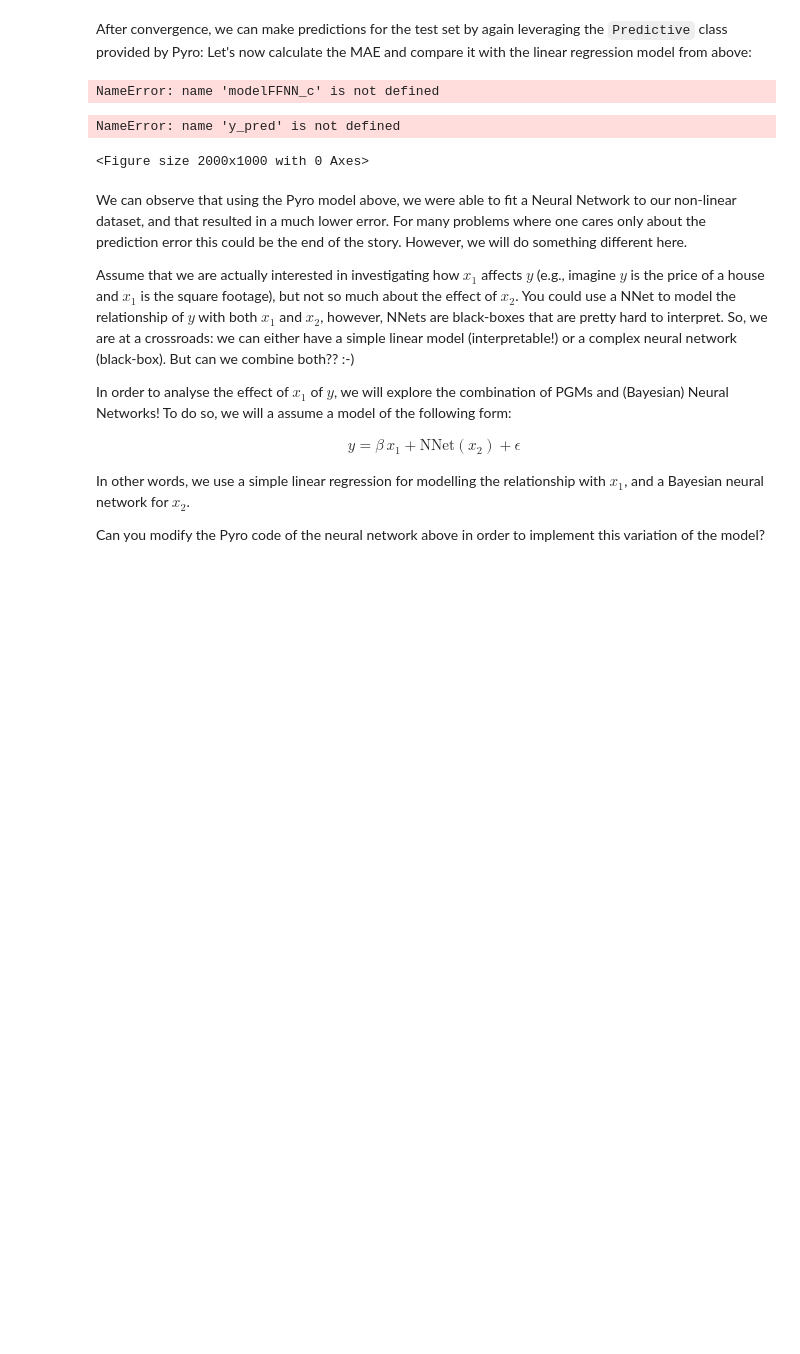
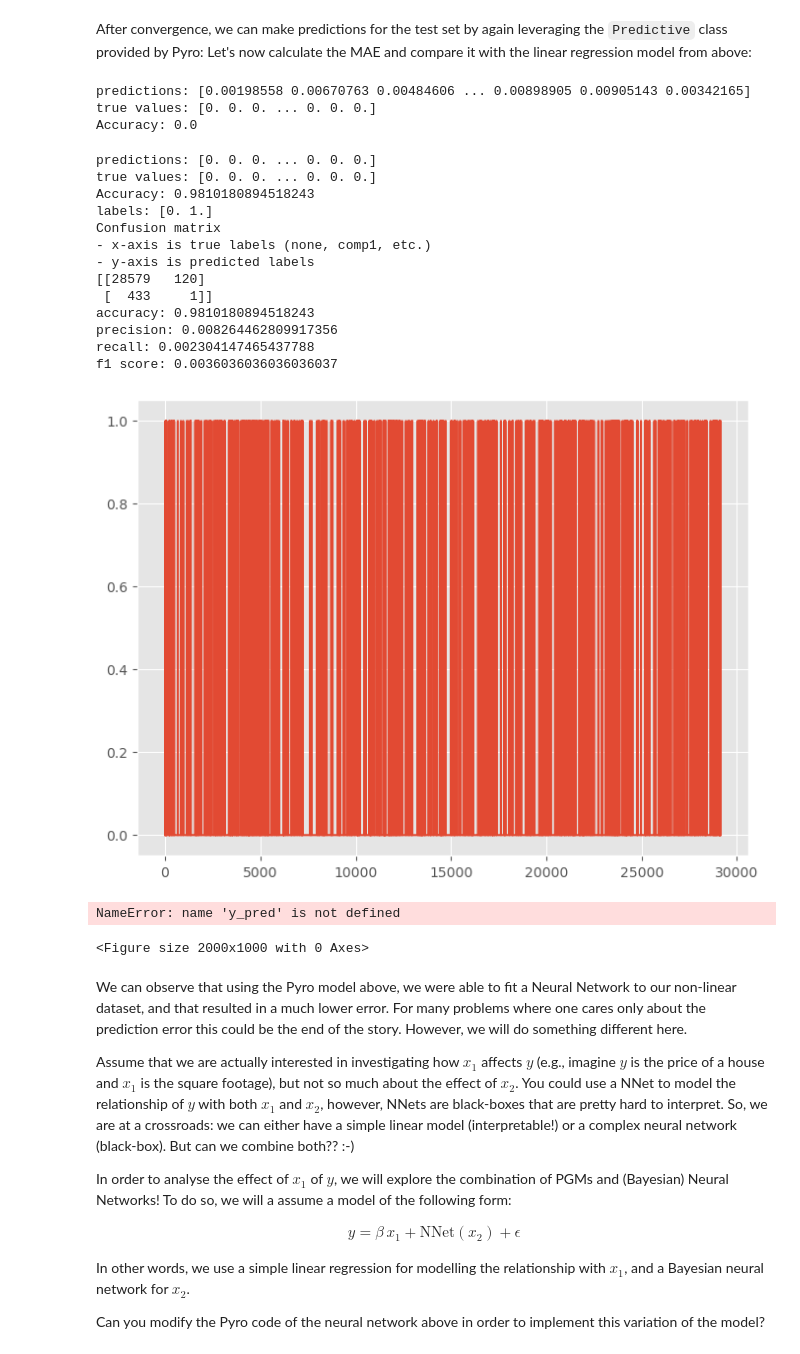
Before and after one commit to gpanagioto/-mbml-predictive-maintenance, a Jupyter notebook: notebooks/training_class.ipynb, the cells around one changed output. Saved outputs shown, nothing was run; the diff lists cells and outputs as text; code cells hidden in the pictures; blank space fills up the shorter version.

```diff
--- a/notebooks/training_class.ipynb
+++ b/notebooks/training_class.ipynb
@@ -169,11 +196,36 @@ Let's now calculate the MAE and compare it with the linear regression model from
 # %%
 from src.models.test_model import test_nn_c, test_nn_beta, mae_test, plot_pred
 
-y_pred=test_nn_c(modelFFNN_c,guide,X_test_torch)
+y_pred0=test_nn_c(modelFFNN_c,guide,X_test_torch)
 
-test_c(y_pred,y_test)
+test_c(y_pred0,y_test)
+
+y_pred1=y_pred0.copy()
 # %% [output]
-NameError: name 'modelFFNN_c' is not defined
+predictions: [0.00198558 0.00670763 0.00484606 ... 0.00898905 0.00905143 0.00342165]
+true values: [0. 0. 0. ... 0. 0. 0.]
+Accuracy: 0.0
+# %%
+y_pred=y_pred1.copy()
+
+plt.plot(y_pred)
+test_c(y_pred,y_test)
+evaluate(y_pred,y_test)
+# %% [output]
+predictions: [0. 0. 0. ... 0. 0. 0.]
+true values: [0. 0. 0. ... 0. 0. 0.]
+Accuracy: 0.9810180894518243
+labels: [0. 1.]
+Confusion matrix
+- x-axis is true labels (none, comp1, etc.)
+- y-axis is predicted labels
+[[28579   120]
+ [  433     1]]
+accuracy: 0.9810180894518243
+precision: 0.008264462809917356
+recall: 0.002304147465437788
+f1 score: 0.0036036036036036037
+[figure, added]
 # %%
 fig = plt.figure(figsize=(20, 10))
 
```
Also changed, not shown: parts of 11 cells of this notebook, 3 other files.
